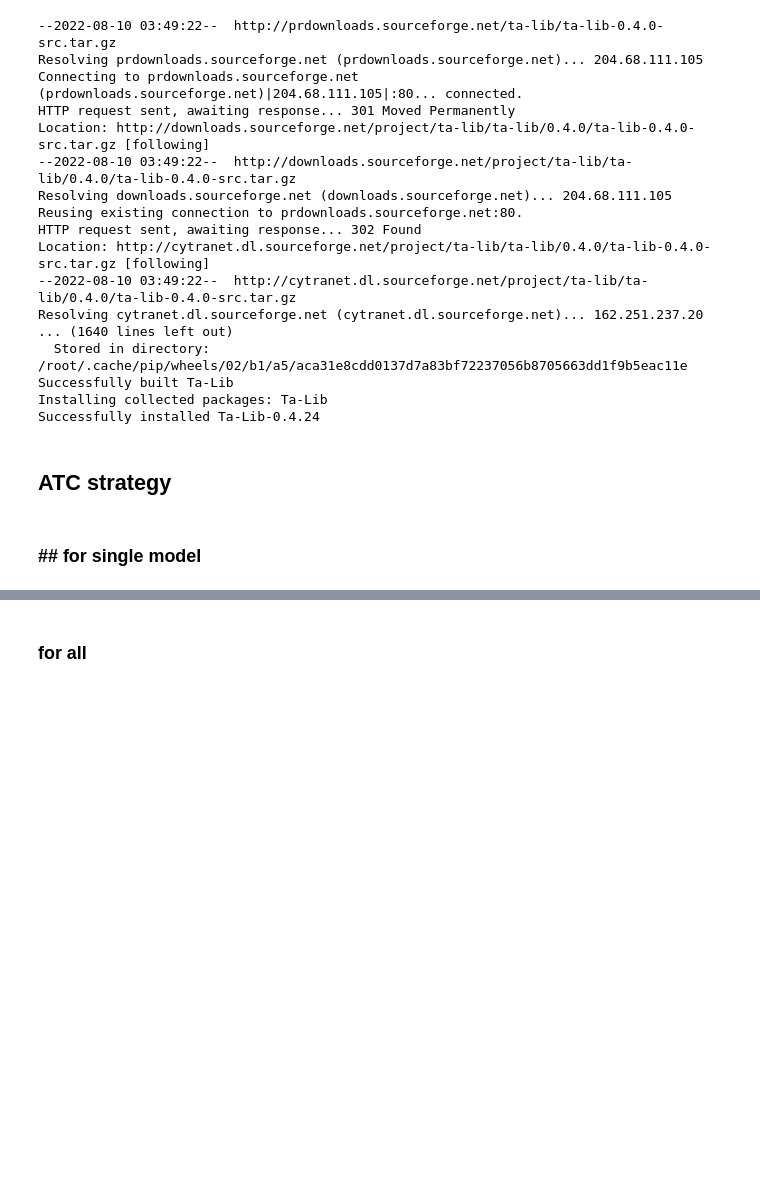
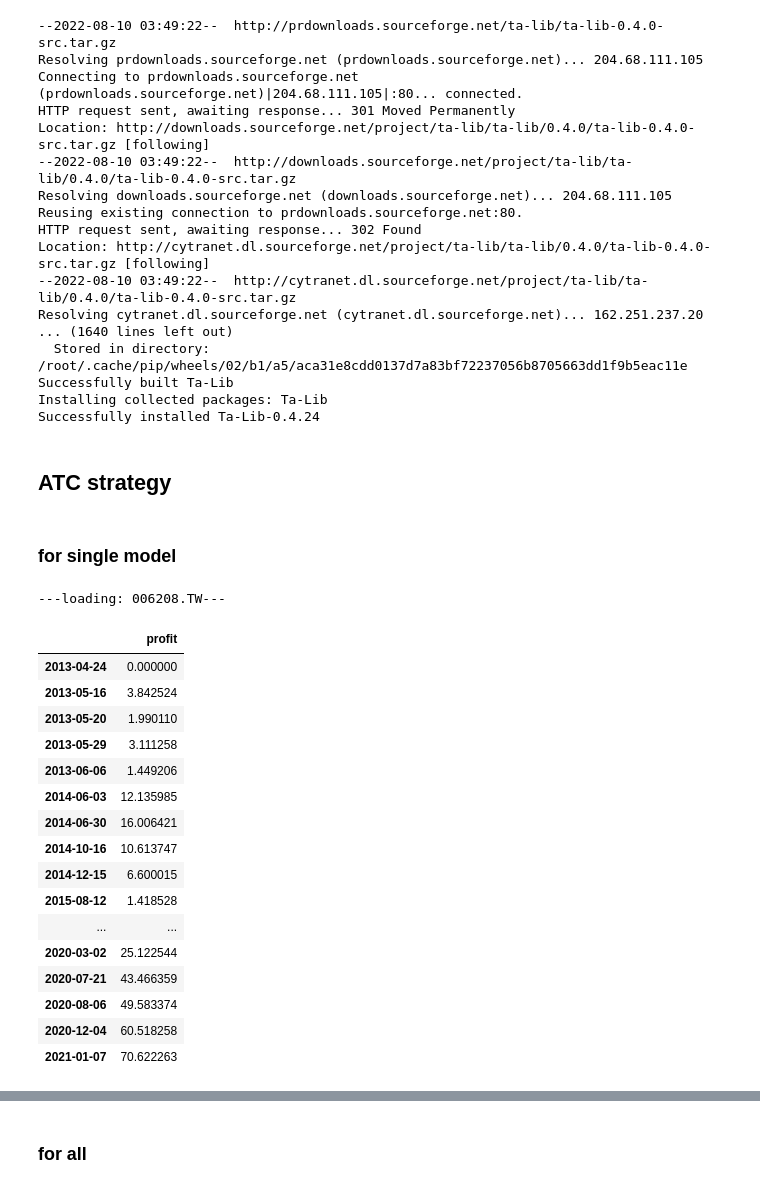
Before and after one commit to benson85560/yuanta, a Jupyter notebook: NEW_Div_yld_ATC_Strategy.ipynb, the cells around one changed output, grey strips where cells are left out. Saved outputs shown, nothing was run; the diff lists cells and outputs as text; code cells hidden in the pictures; blank space fills up the shorter version.

```diff
--- a/NEW_Div_yld_ATC_Strategy.ipynb
+++ b/NEW_Div_yld_ATC_Strategy.ipynb
@@ -80,7 +80,7 @@ from talib import abstract
 # %% [markdown]
 ## **ATC strategy**
 # %% [markdown]
-### ## for single model
+### for single model
 # %%
 # 新策略
 symbol = '006208.TW'
@@ -96,9 +96,6 @@ df['SAR'] = abstract.SAR(df)
 fund = 100 #初始有100元本金
 money = 100 #每次投入100元
 feeRate = 0.003
-length = 40 # 均線長度
-stdTimes = 2 # 標準差倍數
-rule = '1H' # hour
 
 
 first = 0 ##除了第一筆之外，只紀錄出場的時間點
@@ -166,34 +163,53 @@ for i in range(len(df)):
         timeList.append(df.index[i])
         BS=None
         continue
 
       # buy停損
     if df['close'][i] < stopLoss and BS == 'B':
         profit = tempSize * (df['close'][i+1] - temp) # temp : 進場價
         profit_fee = profit - money*feeRate - (money+profit)*feeRate
         profit_fee_list.append(profit_fee)
         profit_list.append(profit)
         sell_lose.append(i+1)
         timeList.append(df.index[i])
         BS=None
         continue
 
        # buy to cover
     # if (df['close'][i] >= df['ma'][i] or i == len(df)-2) and BS == 'S':
     #     profit = tempSize * (temp - df['open'][i+1])
     #     profit_fee = profit - money*feeRate - (money+profit)*feeRate
     #     profit_fee_list.append(profit_fee)
     #     profit_list.append(profit)
     #     buytocover.append(i+1)
     #     timeList.append(df.index[i])
     #     BS=None
     #     continue
 
-    # 可加停利停損在這裡：if......
+
 # equity = pd.DataFrame({'profit':profit_list}, index=timeList)
 equity = pd.DataFrame({'profit':np.cumsum(profit_list)}, index=timeList)
 
 equity
+# %% [output]
+---loading: 006208.TW---
+|  | profit |
+| 2013-04-24 | 0.000000 |
+| 2013-05-16 | 3.842524 |
+| 2013-05-20 | 1.990110 |
+| 2013-05-29 | 3.111258 |
+| 2013-06-06 | 1.449206 |
+| 2014-06-03 | 12.135985 |
+| 2014-06-30 | 16.006421 |
+| 2014-10-16 | 10.613747 |
+| 2014-12-15 | 6.600015 |
+| 2015-08-12 | 1.418528 |
+| ... | ... |
+| 2020-03-02 | 25.122544 |
+| 2020-07-21 | 43.466359 |
+| 2020-08-06 | 49.583374 |
+| 2020-12-04 | 60.518258 |
+| 2021-01-07 | 70.622263 |
 # %%
 # 實際交易位置
 print('buy:{}'.format(buy))
```
Also changed, not shown: parts of 14 cells of this notebook.
